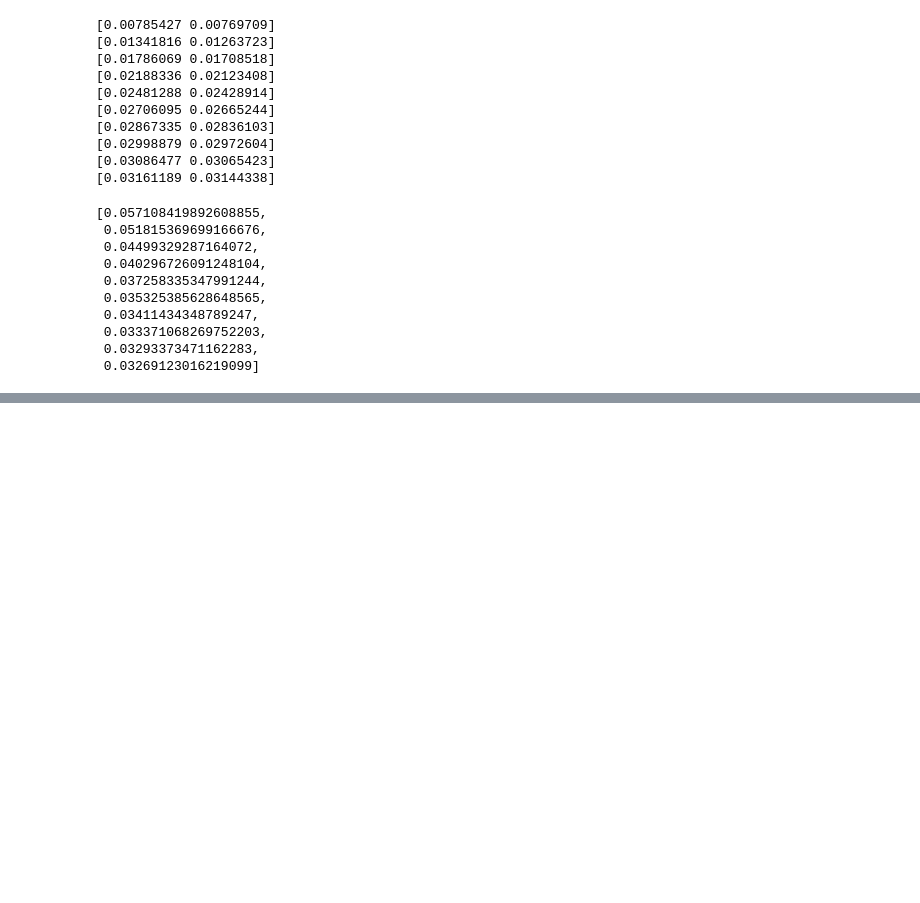
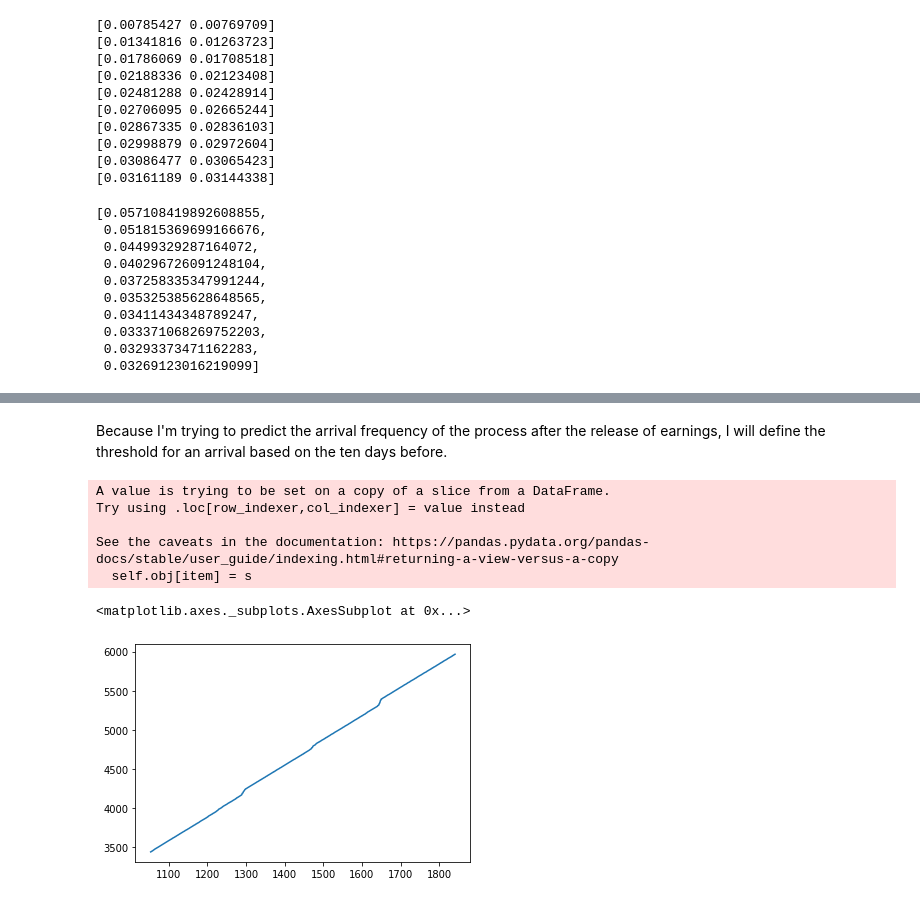
Before and after one commit to irrationomical/OOTM-Option-Pricing-with-Power-Laws-and-News, a Jupyter notebook: HawkesProcess.ipynb, the cells around one changed output, grey strips where cells are left out. Drawn from its saved outputs; the diff is of its cells as text; code cells hidden in the pictures; blank space fills up the shorter version.

Commit message:
trying to fit data

```diff
--- a/HawkesProcess.ipynb
+++ b/HawkesProcess.ipynb
@@ -1128,0 +1248,5 @@ plot_point_process(timestamps, n_points=50000, t_min=10, max_jumps=30, ax=ax)
+# %%
+# group by day
+days = np.sort(list(set(X_before['date'].apply(lambda x: x.date()))))
+for day in days:
+  print(day)
@@ -1128,0 +1270,7 @@ plot_point_process(timestamps, n_points=50000, t_min=10, max_jumps=30, ax=ax)
+# %%
+days = list(map(lambda d: datetime(d.year,d.month,d.day), days))
+# days = list(days)
+# days = v_to_datetime(days)
+subsets = []
+for i in range(len(days)-1):
+  subsets.append(X_before.loc[(X_before['date'] > days[i]) & (X_before['date'] < days [i+1])])
@@ -1128,0 +1292,20 @@ plot_point_process(timestamps, n_points=50000, t_min=10, max_jumps=30, ax=ax)
+# %% [markdown]
+Because I'm trying to predict the arrival frequency of the process after the release of earnings, I will define the threshold for an arrival based on the ten days before.
+# %%
+# get only top 20% of movements
+q1 = X_before['diff'].quantile(q=.1)
+q2 = X_before['diff'].quantile(q=.9)
+
+# create mask for top 20% movement
+X_before.loc[:,'event'] = 0
+X_before.loc[(X_before['diff'] < q1) | (X_before['diff'] > q2), 'event'] = 1
+
+# overlay that mask on the post earnings data
+X_after.loc[:,'event'] = 0
+X_after.loc[(X_after['diff'] < q1) | (X_after['diff'] > q2), 'event'] = 1
+# %% [output]
+A value is trying to be set on a copy of a slice from a DataFrame.
+Try using .loc[row_indexer,col_indexer] = value instead
+
+See the caveats in the documentation: https://pandas.pydata.org/pandas-docs/stable/user_guide/indexing.html#returning-a-view-versus-a-copy
+  self.obj[item] = s
@@ -1128,0 +1315,8 @@ plot_point_process(timestamps, n_points=50000, t_min=10, max_jumps=30, ax=ax)
+# %%
+first5 = X_before.loc[(X_before['date'] < days[len(days) // 2])]
+second5 = X_before.loc[(X_before['date'] >= days[len(days) // 2])]
+# %%
+second5['time_elapsed'].plot()
+# %% [output]
+<matplotlib.axes._subplots.AxesSubplot at 0x...>
+[figure, added]
```
Also changed, not shown: parts of 42 cells of this notebook.
